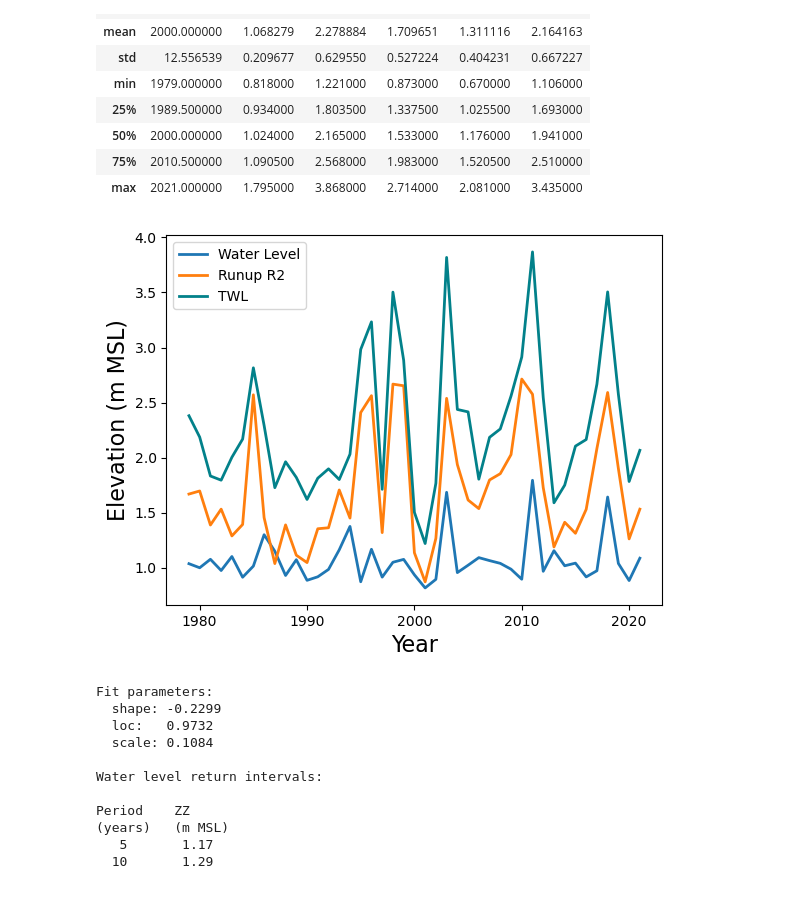
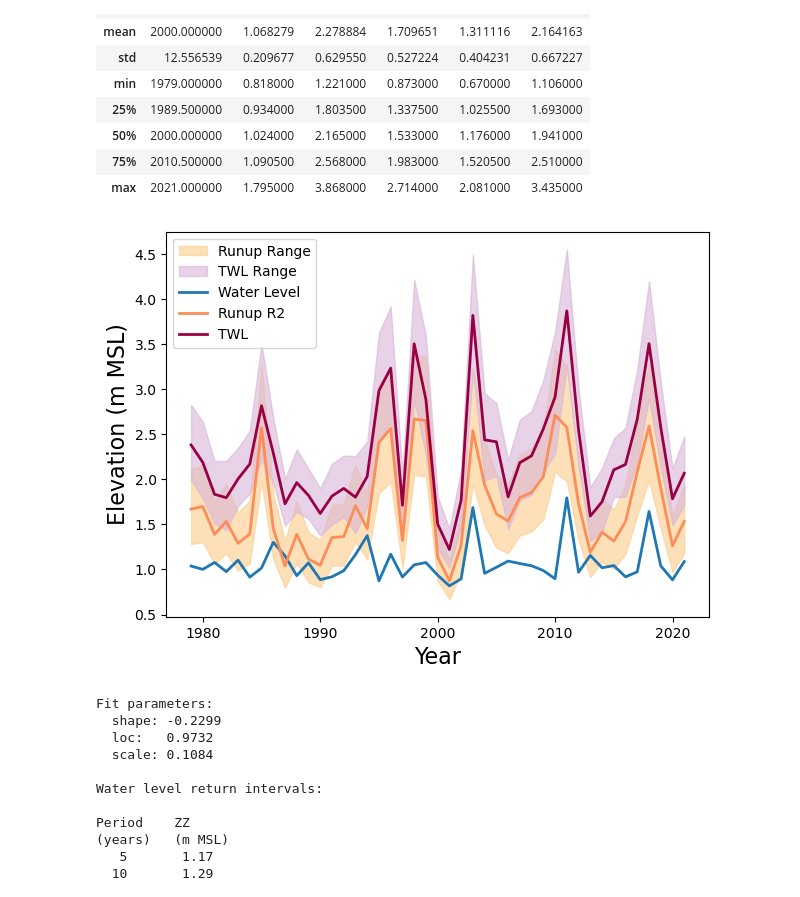
Before and after one commit to csherwood-usgs/Dorian_recovery, a Jupyter notebook: TWL_return_intervals.ipynb, the cells around one changed output. Cells and saved outputs as stored; diff of their text form; code cells hidden in the pictures.

```diff
--- a/TWL_return_intervals.ipynb
+++ b/TWL_return_intervals.ipynb
@@ -8,8 +8,12 @@ blues = ['#f6eff7',
 '#bdc9e1',
 '#67a9cf',
 '#02818a']
+
+oranges = ['#fef0d9','#fdcc8a','#fc8d59','#e34a33','#b30000']
+
+purples = ['#f1eef6','#d7b5d8','#df65b0','#dd1c77','#980043']
 # %%
-ddir = 'D:/crs/proj/2023_NCB_recovery/'
+ddir = 'C:/crs/proj/2023_NCB_recovery/'
 fn = 'annual_max.csv'
 df = pd.read_csv(ddir+fn, header=0)
 
@@ -30,16 +34,28 @@ YR = df.iloc[:,0].values
 ZZ = df.iloc[:,1].values
 TWL = df.iloc[:,2].values
 R2 = df.iloc[:,3].values
+R2_95low = df.iloc[:,4].values
+R2_95up = df.iloc[:,5].values
+R2_95upinc = R2_95up-R2
+R2_95lowinc = R2-R2_95low
+TWL_low = TWL-R2_95lowinc
+TWL_up = TWL+R2_95upinc
+TWLcheck = ZZ+R2 # this should equal TWL, but is too high
 # %%
+fig = plt.figure(figsize=(7,5))
+plt.fill_between(YR, R2_95low, R2_95up, alpha=.6, label='Runup Range', color=oranges[1])
+plt.fill_between(YR, TWL_low, TWL_up, alpha=.6, label='TWL Range', color=purples[1])
+
 plt.plot(YR, ZZ,lw=2,label='Water Level')
-plt.plot(YR, R2,lw=2,label='Runup R2')
-plt.plot(YR, TWL,c=blues[3],lw=2,label='TWL')
+plt.plot(YR, R2,lw=2,c=oranges[2],label='Runup R2')
+plt.plot(YR, TWL,c=purples[4],lw=2,label='TWL')
+#plt.plot(YR, TWLcheck,'--k',lw=2,label='TWL')
 plt.ylabel('Elevation (m MSL)',fontsize=16)
 plt.xlabel('Year',fontsize=16)
 plt.legend()
 plt.savefig(ddir+'annual_max_ts.png', bbox_inches='tight', dpi=200)
 # %% [output]
-[figure, old version]
+[figure, new version]
 # %%
 # Fit the generalized extreme value distribution to the data.
 #https://stackoverflow.com/questions/71202562/calculating-return-value-using-generalised-extreme-value-distribution-gev
```
Also changed, not shown: 4 other files.
